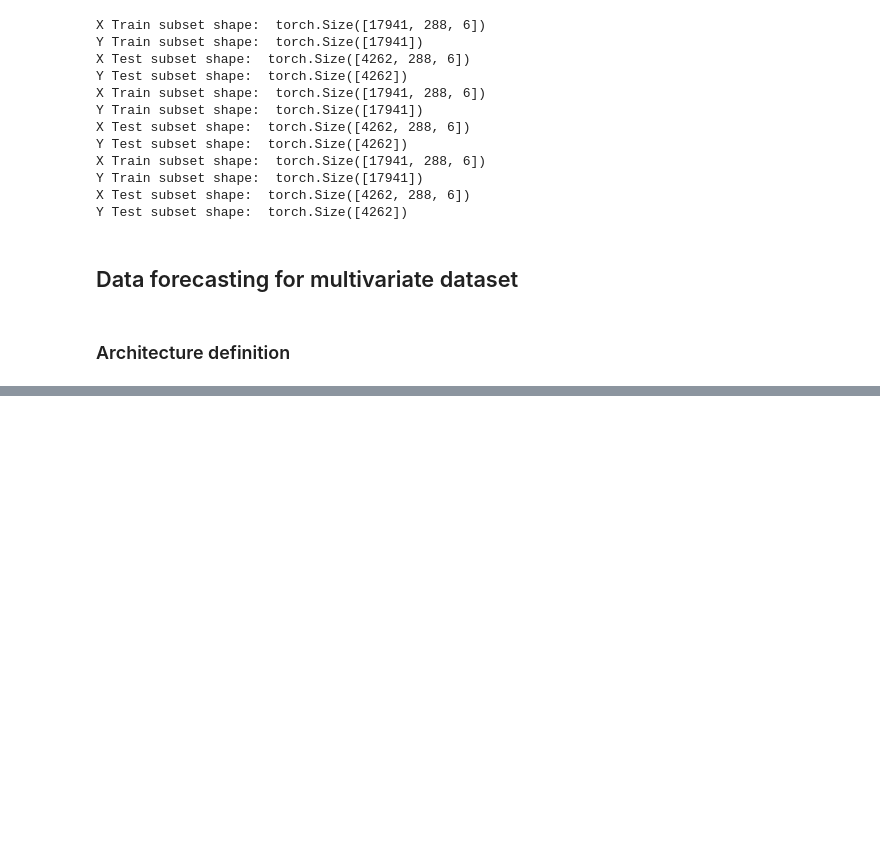
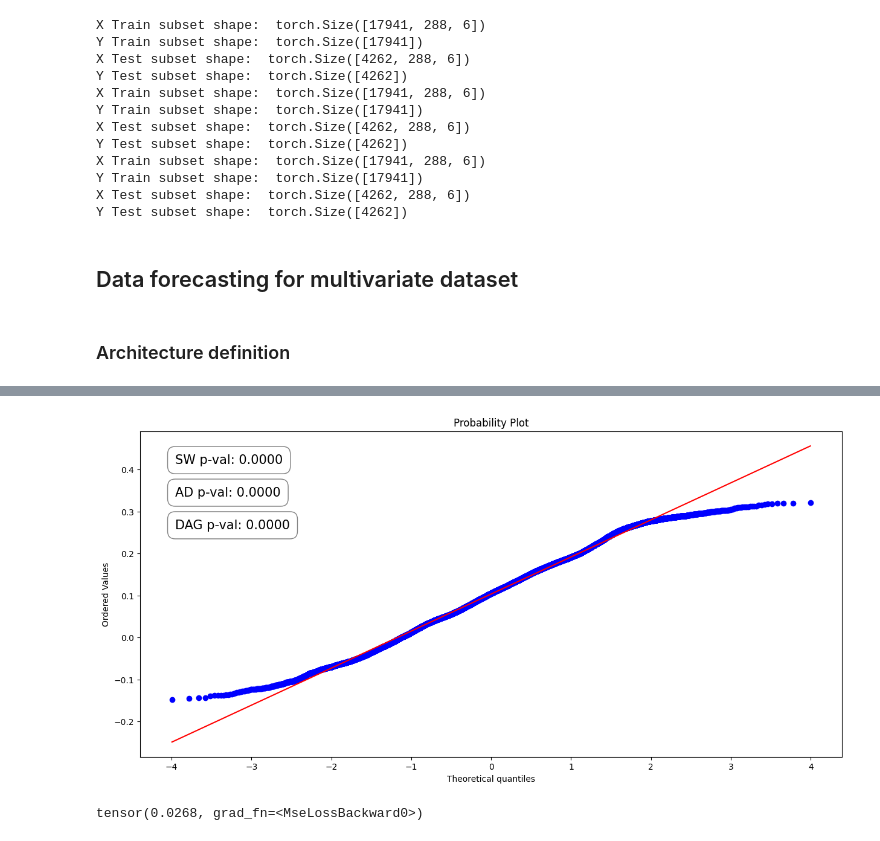
Before and after one commit to ari-apc-lab/croupier, a Jupyter notebook: forecast/forecasting/forecasting_ol.ipynb, the cells around one changed output, grey strips where cells are left out. Drawn from its saved outputs; the diff is of its cells as text; code cells hidden in the pictures; blank space fills up the shorter version.

Commit message:
feat: multivariate forecasting using the online learning approach

```diff
--- a/forecast/forecasting/forecasting_ol.ipynb
+++ b/forecast/forecasting/forecasting_ol.ipynb
@@ -815,19 +831,19 @@ test_size = 0.2
 do_scale_data = True
 target_col = "avg_queue_time_per_job"
 
-train_dataset = SequenceDataset(dataset_selected, features=selected_features, target_col=target_col, is_train=True,
+train_dataset = SequenceDatasetMultivariate(dataset_selected, features=selected_features, target_col=target_col, is_train=True,
                                 past_observations_samples=past_observations_samples,
                                 future_sample=future_sample, test_size=test_size,
                                 do_scale_data=do_scale_data, return_tensors=return_tensors,
                                 return_all_future_samples = return_all_future_samples)
 
-test_dataset = SequenceDataset(dataset_selected, features=selected_features, target_col=target_col, is_train=False,
+test_dataset = SequenceDatasetMultivariate(dataset_selected, features=selected_features, target_col=target_col, is_train=False,
                                 past_observations_samples=past_observations_samples,
                                 future_sample=future_sample, test_size=test_size,
                                 do_scale_data=do_scale_data, return_tensors=return_tensors,
                                 return_all_future_samples = return_all_future_samples)
 
-series_dict = preprocessing_step(dataset_selected, features=selected_features, target_col=target_col,
+series_dict = preprocessing_step_multivariate(dataset_selected, features=selected_features, target_col=target_col,
                                  past_observations_samples=past_observations_samples,
                                  future_sample=future_sample,
                                  test_size=test_size,
@@ -969,13 +985,13 @@ class forecasting_model(nn.Module):
         out = self.output_layer(out)
         return out
 # %%
-num_epochs = 100
+num_epochs = 10
 learning_rate = 0.01
 hidden_size = [256,128]
 num_layers = 2
 dropout=0.05
 batch_size = 128
-input_size = len (selected_features)
+input_size = len (selected_features) - 1
 
 if return_all_future_samples == False:
     output_size = 1
@@ -1003,0 +1067,31 @@ training_loss, validation_loss, residuals = run_train(
+# %%
+# Checking the normal distribution of residuals
+# Required to compute the confidence intervale.
+# Test are showing residuals are not normally distributed so the condidence interval cannot be determined.
+# Fixme during the trainig process, only the last epoch residuals are returned and not the complete set
+from scipy import stats
+from statsmodels.stats.diagnostic import normal_ad
+
+sw_result = stats.shapiro(residuals)
+ad_result = normal_ad(residuals, axis=0)
+dag_result = stats.normaltest(residuals, axis=0, nan_policy='propagate')
+
+plt.figure(figsize=(15,7))
+res = stats.probplot(residuals.reshape(-1,), plot=plt)
+ax = plt.gca()
+result = sw_result[1]
+ax.annotate("SW p-val: {:.4f}".format(result), xy=(0.05,0.9), xycoords='axes fraction', fontsize=15,
+            bbox=dict(boxstyle="round", fc="none", ec="gray", pad=0.6))
+if isinstance(ad_result[1], np.ndarray):
+    result = ad_result[1][0]
+else:
+    result = ad_result[1]
+ax.annotate(f"AD p-val: {result:.4f}", xy=(0.05,0.8), xycoords='axes fraction', fontsize=15,
+            bbox=dict(boxstyle="round", fc="none", ec="gray", pad=0.6))
+result = dag_result[1][0]
+ax.annotate(f"DAG p-val: {result:.4f}", xy=(0.05,0.7), xycoords='axes fraction', fontsize=15,
+            bbox=dict(boxstyle="round", fc="none", ec="gray", pad=0.6))
+
+plt.show()
+# %% [output]
+[figure, added]
@@ -1003,0 +1111,6 @@ training_loss, validation_loss, residuals = run_train(
+# %%
+
+loss = compute_loss(criterion, labels=torch.Tensor(y), model_outputs=predictions)
+loss
+# %% [output]
+tensor(0.0268, grad_fn=<MseLossBackward0>)
```
Also changed, not shown: parts of 7 cells of this notebook.
